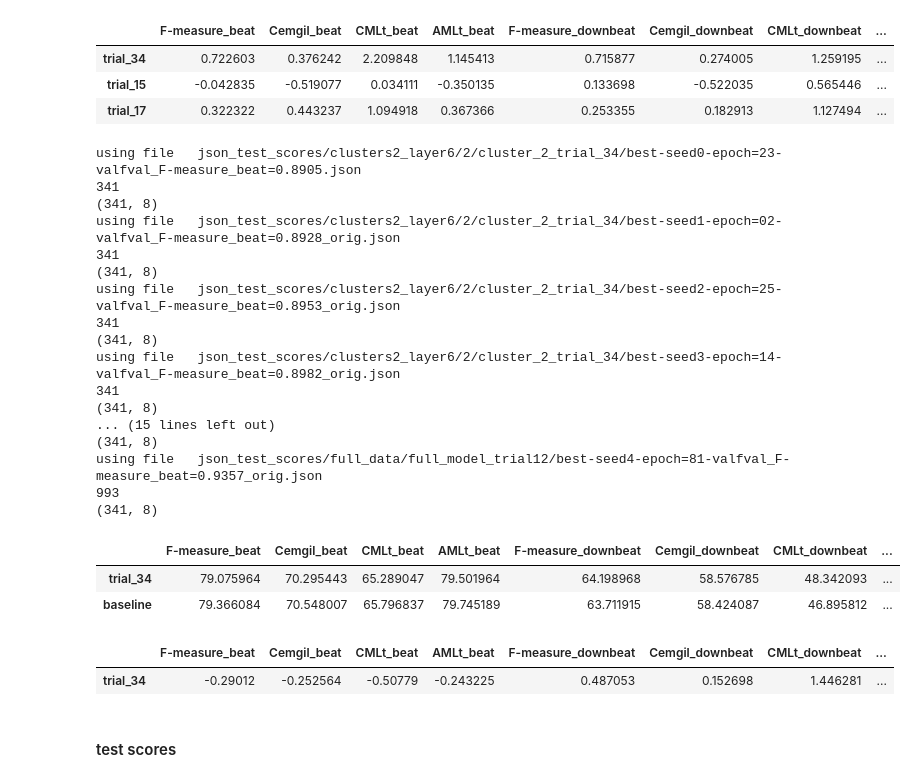
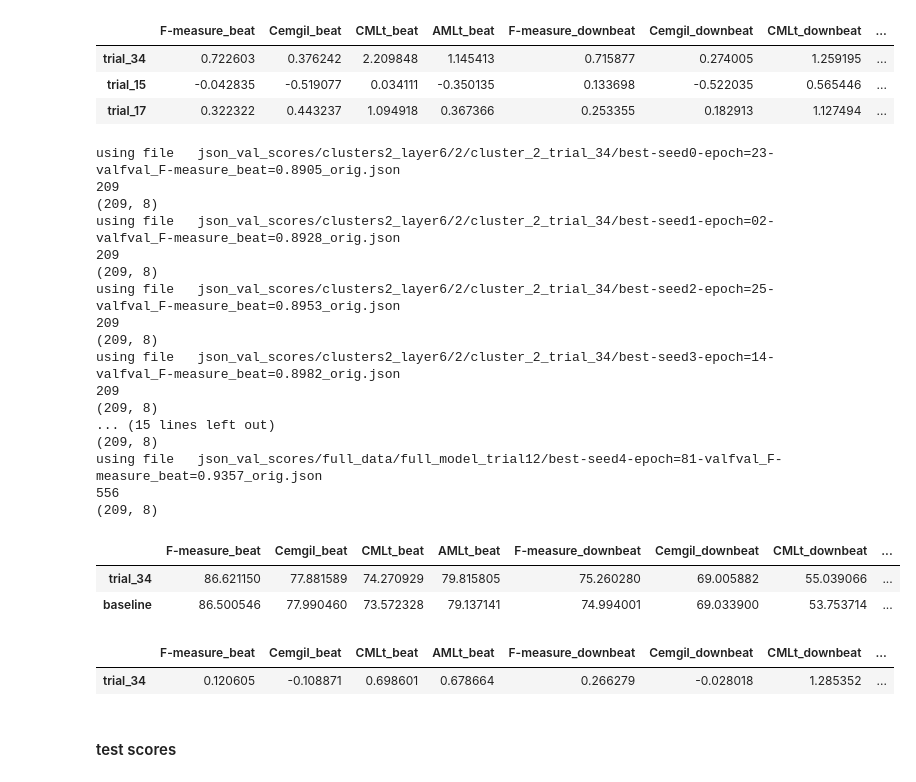
Before and after one commit to PulyaPolya/beat_this, a Jupyter notebook: results_evaluation.ipynb, the cells around one changed output. Cells and saved outputs as stored; diff of their text form; code cells hidden in the pictures.

```diff
--- a/results_evaluation.ipynb
+++ b/results_evaluation.ipynb
@@ -2731,7 +2731,7 @@ diff_vs_baseline
 | trial_15 | -0.042835 | -0.519077 | 0.034111 | -0.350135 | 0.133698 | -0.522035 | 0.565446 | ... |
 | trial_17 | 0.322322 | 0.443237 | 1.094918 | 0.367366 | 0.253355 | 0.182913 | 1.127494 | ... |
 # %%
-json_val_path = "json_test_scores"
+json_val_path = "json_val_scores"
 import os
 import pandas as pd
 import json
@@ -2745,58 +2745,58 @@ for trial in trials:
             )
     mean_dict = mean_scores(scores_cl2)
 
     res = pd.DataFrame.from_dict(
         mean_dict,
         orient="index",
         columns=[f"trial_{trial}"]
     ).T
     # res = pd.DataFrame.from_dict(scores_cl2[0]  , orient="index", columns=[f"trial_{trial}"])
     # res = pd.DataFrame(res).T
     df_list.append(res)
 
 scores_cl2_base = get_restults_per_cluster(
             json_val_path, cluster=2, seeds=seeds, cluster_config="clusters2_layer6",
             df_path="data_cluster_assignments/df_hard_6_2clusters_new.csv", full=True, per_cluster=True, name = "full_model_trial12"
         )
 mean_base = pd.DataFrame(scores_cl2_base).mean().to_dict()
 
 res_base = pd.DataFrame.from_dict(
     mean_base,
     orient="index",
     columns=["baseline"]
 ).T
 
 df_list.append(res_base)
 df_total = pd.concat(df_list, axis=0)
 df_total
 # %% [output]
-using file   json_test_scores/clusters2_layer6/2/cluster_2_trial_34/best-seed0-epoch=23-valfval_F-measure_beat=0.8905.json
-341
-(341, 8)
-using file   json_test_scores/clusters2_layer6/2/cluster_2_trial_34/best-seed1-epoch=02-valfval_F-measure_beat=0.8928_orig.json
-341
-(341, 8)
-using file   json_test_scores/clusters2_layer6/2/cluster_2_trial_34/best-seed2-epoch=25-valfval_F-measure_beat=0.8953_orig.json
-341
-(341, 8)
-using file   json_test_scores/clusters2_layer6/2/cluster_2_trial_34/best-seed3-epoch=14-valfval_F-measure_beat=0.8982_orig.json
-341
-(341, 8)
+using file   json_val_scores/clusters2_layer6/2/cluster_2_trial_34/best-seed0-epoch=23-valfval_F-measure_beat=0.8905_orig.json
+209
+(209, 8)
+using file   json_val_scores/clusters2_layer6/2/cluster_2_trial_34/best-seed1-epoch=02-valfval_F-measure_beat=0.8928_orig.json
+209
+(209, 8)
+using file   json_val_scores/clusters2_layer6/2/cluster_2_trial_34/best-seed2-epoch=25-valfval_F-measure_beat=0.8953_orig.json
+209
+(209, 8)
+using file   json_val_scores/clusters2_layer6/2/cluster_2_trial_34/best-seed3-epoch=14-valfval_F-measure_beat=0.8982_orig.json
+209
+(209, 8)
 ... (15 lines left out)
-(341, 8)
-using file   json_test_scores/full_data/full_model_trial12/best-seed4-epoch=81-valfval_F-measure_beat=0.9357_orig.json
-993
-(341, 8)
+(209, 8)
+using file   json_val_scores/full_data/full_model_trial12/best-seed4-epoch=81-valfval_F-measure_beat=0.9357_orig.json
+556
+(209, 8)
 |  | F-measure_beat | Cemgil_beat | CMLt_beat | AMLt_beat | F-measure_downbeat | Cemgil_downbeat | CMLt_downbeat | ... |
-| trial_34 | 79.075964 | 70.295443 | 65.289047 | 79.501964 | 64.198968 | 58.576785 | 48.342093 | ... |
-| baseline | 79.366084 | 70.548007 | 65.796837 | 79.745189 | 63.711915 | 58.424087 | 46.895812 | ... |
+| trial_34 | 86.621150 | 77.881589 | 74.270929 | 79.815805 | 75.260280 | 69.005882 | 55.039066 | ... |
+| baseline | 86.500546 | 77.990460 | 73.572328 | 79.137141 | 74.994001 | 69.033900 | 53.753714 | ... |
 # %%
 diff_vs_baseline = df_total.subtract(df_total.loc["baseline"])
 diff_vs_baseline = diff_vs_baseline.drop(index="baseline")
 diff_vs_baseline
 # %% [output]
 |  | F-measure_beat | Cemgil_beat | CMLt_beat | AMLt_beat | F-measure_downbeat | Cemgil_downbeat | CMLt_downbeat | ... |
-| trial_34 | -0.29012 | -0.252564 | -0.50779 | -0.243225 | 0.487053 | 0.152698 | 1.446281 | ... |
+| trial_34 | 0.120605 | -0.108871 | 0.698601 | 0.678664 | 0.266279 | -0.028018 | 1.285352 | ... |
 # %% [markdown]
 #### test scores
 # %%
```
Also changed, not shown: parts of 4 cells of this notebook, 2 other files.
